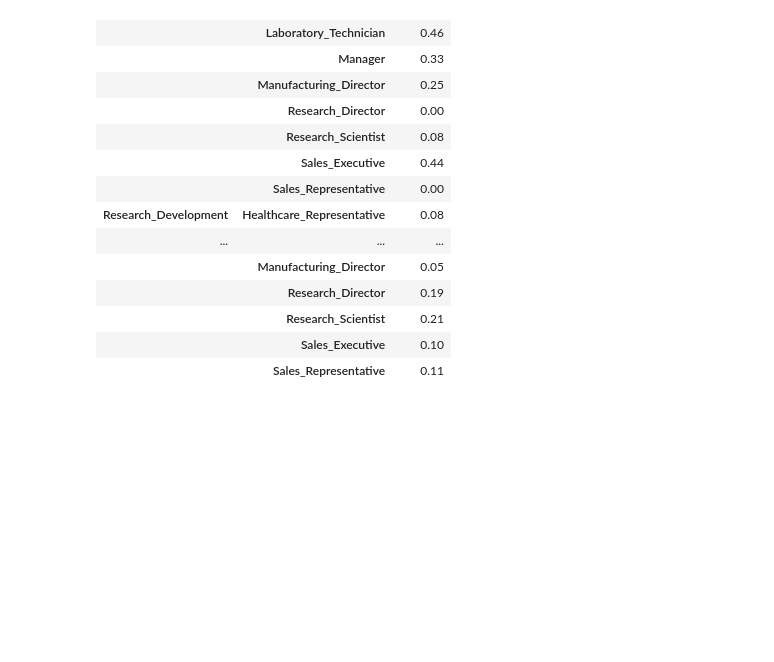
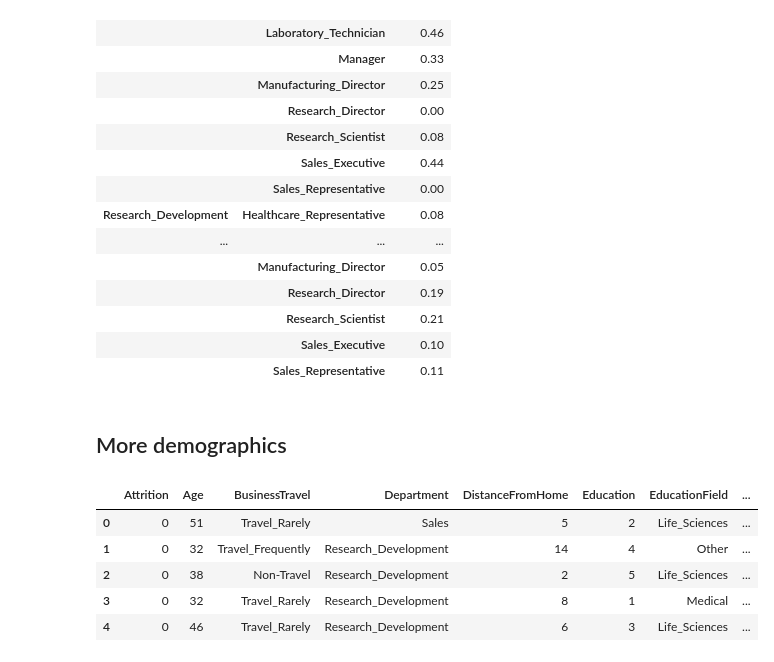
Before and after one commit to clmangham/acme_aroma, a Jupyter notebook: notebooks/0_eda.ipynb, the cells around one changed output. Saved outputs shown, nothing was run; the diff lists cells and outputs as text; code cells hidden in the pictures; blank space fills up the shorter version.

```diff
--- a/notebooks/0_eda.ipynb
+++ b/notebooks/0_eda.ipynb
@@ -249,3 +249,14 @@ dr_attrition_prcnt
 |  | Research_Scientist | 0.21 |
 |  | Sales_Executive | 0.10 |
 |  | Sales_Representative | 0.11 |
+# %% [markdown]
+## More demographics
+# %%
+data.head()
+# %% [output]
+|  | Attrition | Age | BusinessTravel | Department | DistanceFromHome | Education | EducationField | ... |
+| 0 | 0 | 51 | Travel_Rarely | Sales | 5 | 2 | Life_Sciences | ... |
+| 1 | 0 | 32 | Travel_Frequently | Research_Development | 14 | 4 | Other | ... |
+| 2 | 0 | 38 | Non-Travel | Research_Development | 2 | 5 | Life_Sciences | ... |
+| 3 | 0 | 32 | Travel_Rarely | Research_Development | 8 | 1 | Medical | ... |
+| 4 | 0 | 46 | Travel_Rarely | Research_Development | 6 | 3 | Life_Sciences | ... |
```
Also changed, not shown: parts of 8 cells of this notebook, 2 other files.
